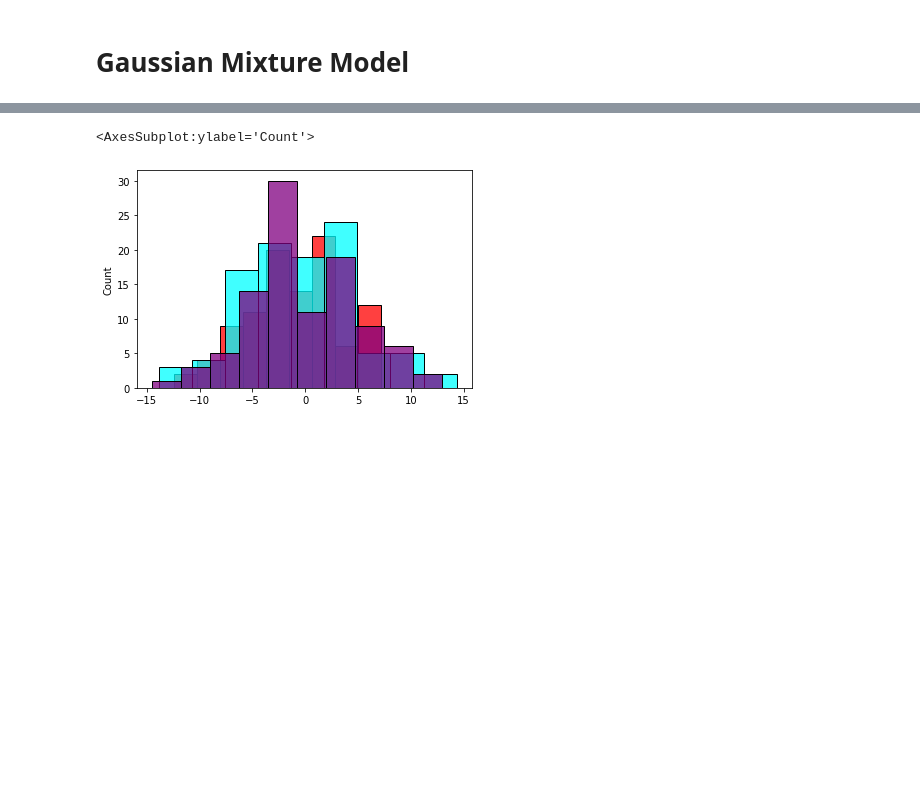
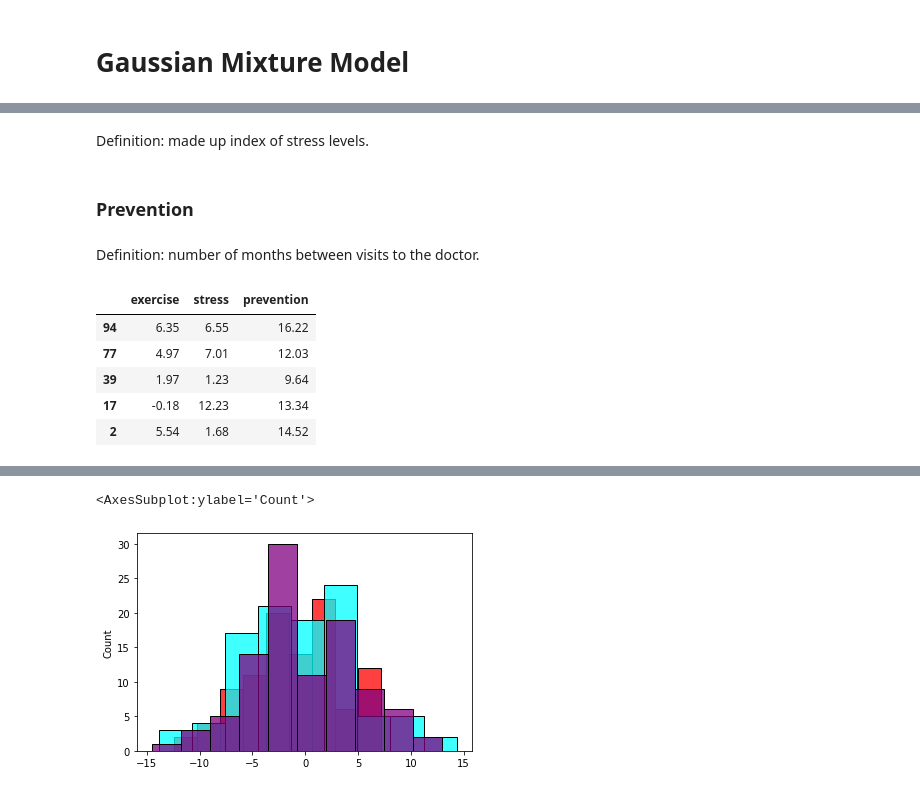
Before and after one commit to rknagao/studies, a Jupyter notebook: gmm/intro_gmm.ipynb, the cells around one changed output, grey strips where cells are left out. Cells and saved outputs as stored; diff of their text form; code cells hidden in the pictures; blank space fills up the shorter version.

```diff
--- a/gmm/intro_gmm.ipynb
+++ b/gmm/intro_gmm.ipynb
@@ -8,0 +22,2 @@ import seaborn as sns
+# %%
+df = pd.DataFrame(columns=['exercise', 'stress', 'prevention'])
@@ -8,0 +35,2 @@ import seaborn as sns
+# %% [markdown]
+Definition: made up index of stress levels.
@@ -8,0 +42,4 @@ import seaborn as sns
+# %% [markdown]
+### Prevention
+# %% [markdown]
+Definition: number of months between visits to the doctor.
@@ -8,0 +51,9 @@ import seaborn as sns
+# %%
+df.sample(5)
+# %% [output]
+|  | exercise | stress | prevention |
+| 94 | 6.35 | 6.55 | 16.22 |
+| 77 | 4.97 | 7.01 | 12.03 |
+| 39 | 1.97 | 1.23 | 9.64 |
+| 17 | -0.18 | 12.23 | 13.34 |
+| 2 | 5.54 | 1.68 | 14.52 |
```
Also changed, not shown: parts of 21 cells of this notebook, 1 other file.
